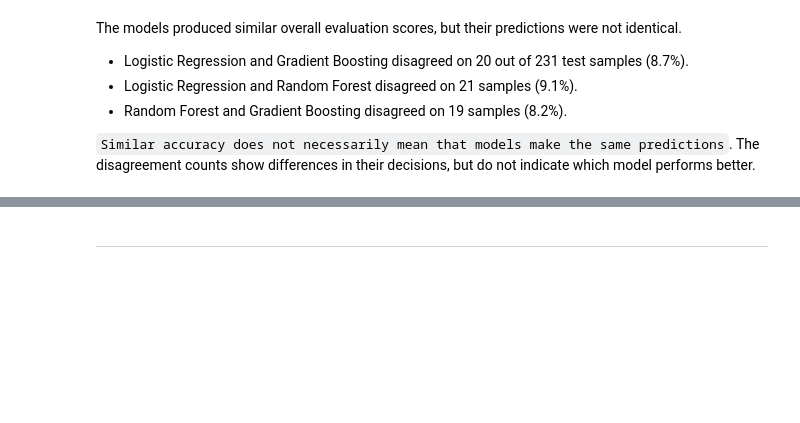
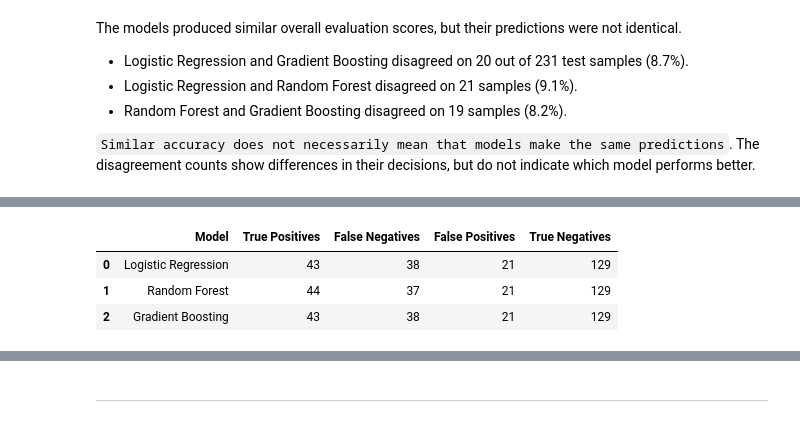
Before and after one commit to sati2799/diabetes-risk-prediction-ml, a Jupyter notebook: notebooks/Pima_Indians_Diabetes_Classification.ipynb, the cells around one changed output, grey strips where cells are left out. Saved outputs shown, nothing was run; the diff lists cells and outputs as text; code cells hidden in the pictures; blank space fills up the shorter version.

```diff
--- a/notebooks/Pima_Indians_Diabetes_Classification.ipynb
+++ b/notebooks/Pima_Indians_Diabetes_Classification.ipynb
@@ -867,0 +877,25 @@ plt.show()
+# %%
+# Summarize correct and incorrect predictions
+cm_results = []
+
+for name, predictions in model_predictions.items():
+    tn, fp, fn, tp = confusion_matrix(
+        y_test, predictions, labels=[0, 1]
+    ).ravel()
+
+    cm_results.append({
+        "Model": name,
+        "True Positives": tp,
+        "False Negatives": fn,
+        "False Positives": fp,
+        "True Negatives": tn
+    })
+
+cm_summary = pd.DataFrame(cm_results)
+
+display(cm_summary)
+# %% [output]
+|  | Model | True Positives | False Negatives | False Positives | True Negatives |
+| 0 | Logistic Regression | 43 | 38 | 21 | 129 |
+| 1 | Random Forest | 44 | 37 | 21 | 129 |
+| 2 | Gradient Boosting | 43 | 38 | 21 | 129 |
```
Also changed, not shown: parts of 19 cells of this notebook.
